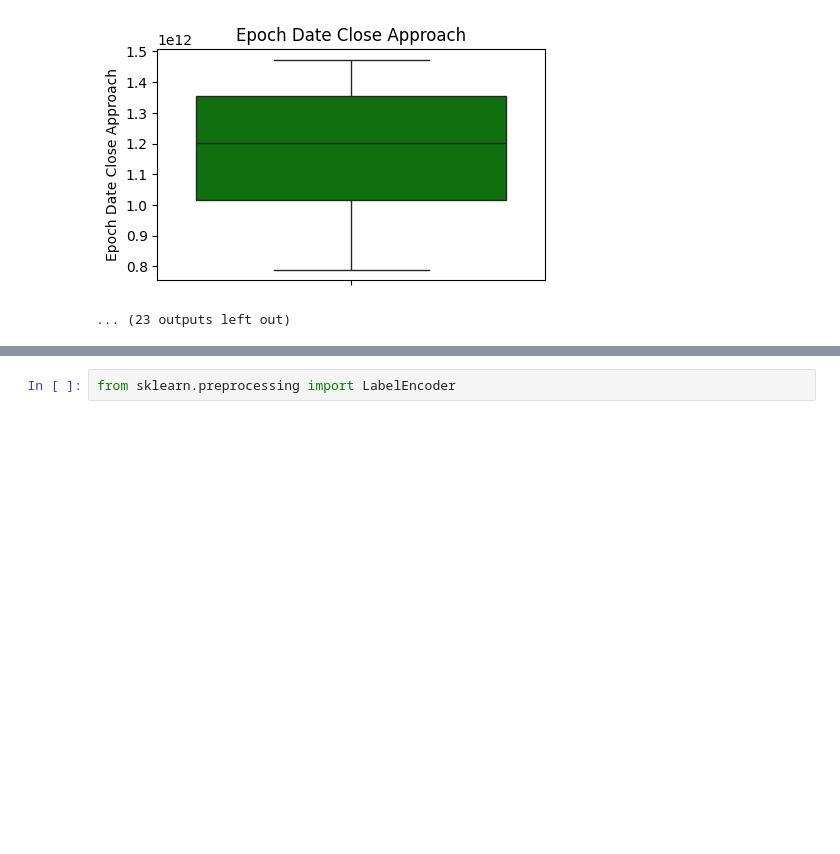
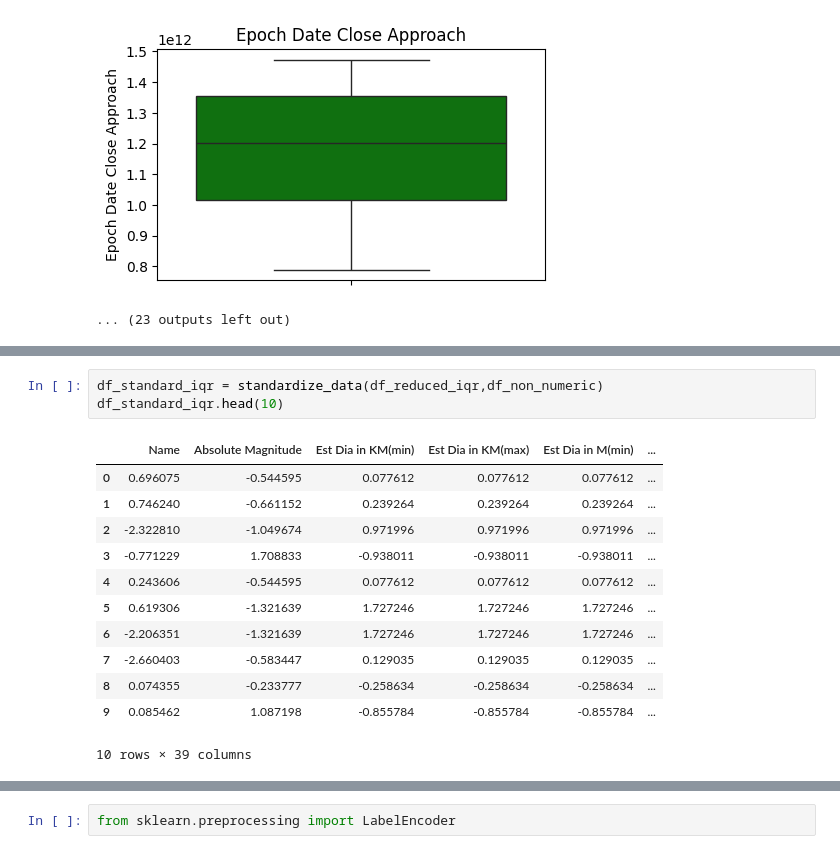
Before and after one commit to PriyanshuRao-code/AI-Lab-Project, a Jupyter notebook: team_24_data_preprocessing.ipynb, the cells around one changed output, grey strips where cells are left out. Drawn from its saved outputs; the diff is of its cells as text; blank space fills up the shorter version.

```diff
--- a/team_24_data_preprocessing.ipynb
+++ b/team_24_data_preprocessing.ipynb
@@ -162,0 +219,16 @@ df_standard.head()
+# %%
+df_standard_iqr = standardize_data(df_reduced_iqr,df_non_numeric)
+df_standard_iqr.head(10)
+# %% [output]
+|  | Name | Absolute Magnitude | Est Dia in KM(min) | Est Dia in KM(max) | Est Dia in M(min) | ... |
+| 0 | 0.696075 | -0.544595 | 0.077612 | 0.077612 | 0.077612 | ... |
+| 1 | 0.746240 | -0.661152 | 0.239264 | 0.239264 | 0.239264 | ... |
+| 2 | -2.322810 | -1.049674 | 0.971996 | 0.971996 | 0.971996 | ... |
+| 3 | -0.771229 | 1.708833 | -0.938011 | -0.938011 | -0.938011 | ... |
+| 4 | 0.243606 | -0.544595 | 0.077612 | 0.077612 | 0.077612 | ... |
+| 5 | 0.619306 | -1.321639 | 1.727246 | 1.727246 | 1.727246 | ... |
+| 6 | -2.206351 | -1.321639 | 1.727246 | 1.727246 | 1.727246 | ... |
+| 7 | -2.660403 | -0.583447 | 0.129035 | 0.129035 | 0.129035 | ... |
+| 8 | 0.074355 | -0.233777 | -0.258634 | -0.258634 | -0.258634 | ... |
+| 9 | 0.085462 | 1.087198 | -0.855784 | -0.855784 | -0.855784 | ... |
+10 rows × 39 columns
```
Also changed, not shown: parts of 37 cells of this notebook.
